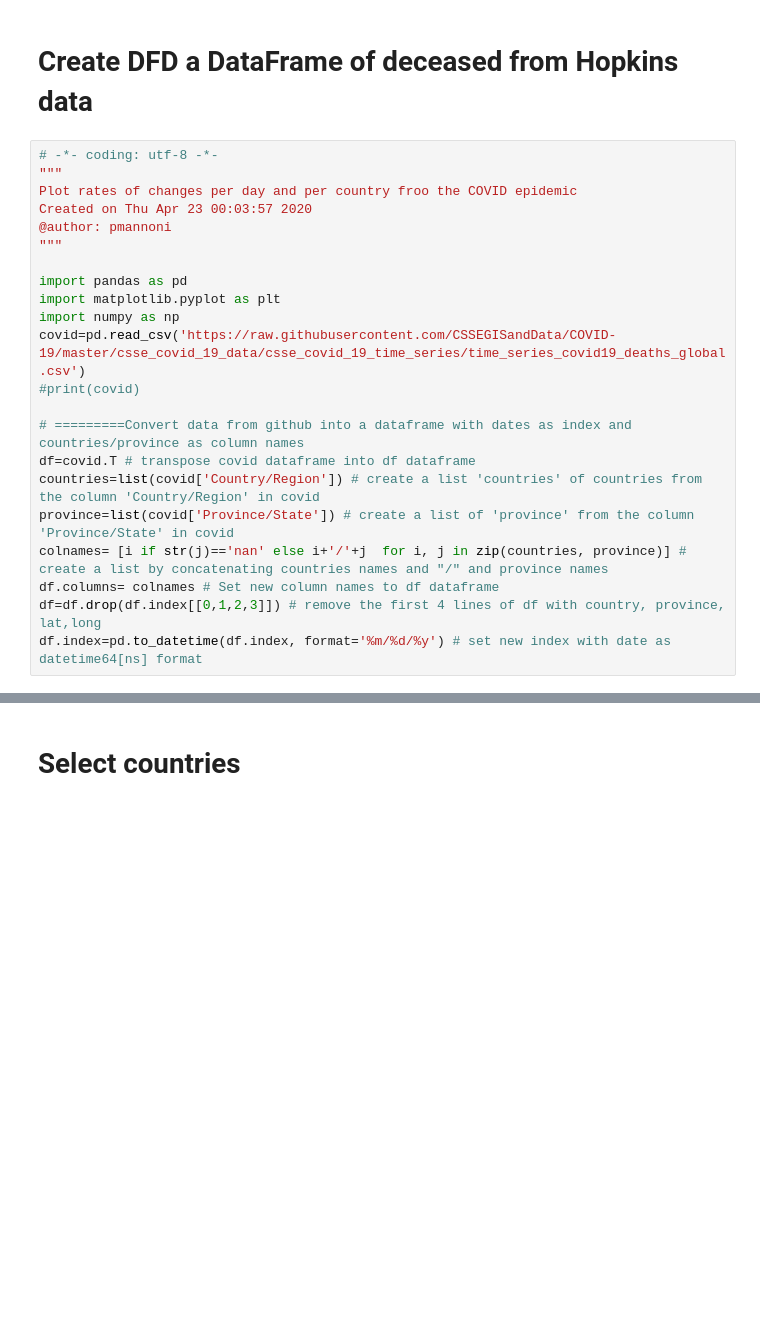
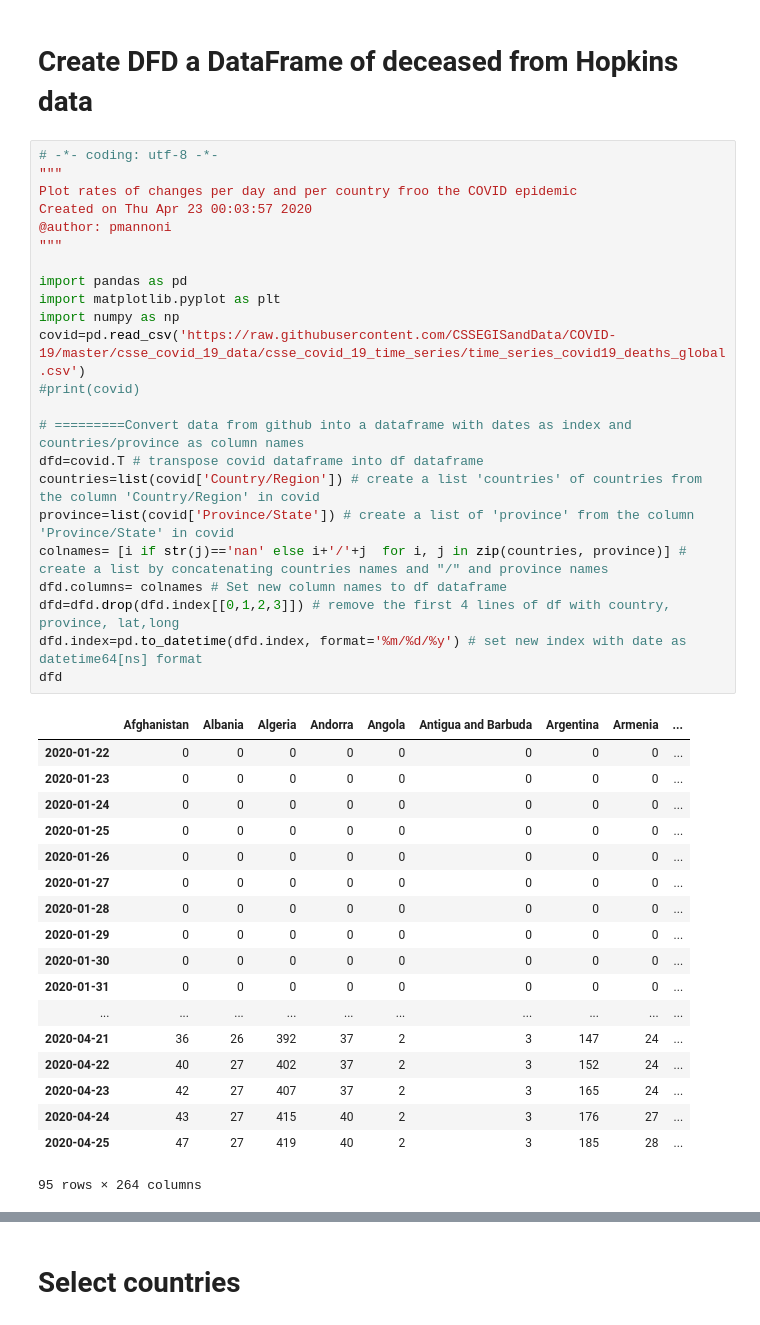
Before and after one commit to Muhibu/Spatial_Analysis_COVID-19, a Jupyter notebook: COVIDintern.ipynb, the cells around one changed output, grey strips where cells are left out. Drawn from its saved outputs; the diff is of its cells as text; blank space fills up the shorter version.

```diff
--- a/COVIDintern.ipynb
+++ b/COVIDintern.ipynb
@@ -3,23 +3,43 @@
 # %%
 # -*- coding: utf-8 -*-
 """
 Plot rates of changes per day and per country froo the COVID epidemic
 Created on Thu Apr 23 00:03:57 2020
 @author: pmannoni
 """
 
 import pandas as pd
 import matplotlib.pyplot as plt
 import numpy as np
 covid=pd.read_csv('https://raw.githubusercontent.com/CSSEGISandData/COVID-19/master/csse_covid_19_data/csse_covid_19_time_series/time_series_covid19_deaths_global.csv')
 #print(covid)
 
 # =========Convert data from github into a dataframe with dates as index and countries/province as column names
-df=covid.T # transpose covid dataframe into df dataframe
+dfd=covid.T # transpose covid dataframe into df dataframe
 countries=list(covid['Country/Region']) # create a list 'countries' of countries from the column 'Country/Region' in covid
 province=list(covid['Province/State']) # create a list of 'province' from the column 'Province/State' in covid
 colnames= [i if str(j)=='nan' else i+'/'+j  for i, j in zip(countries, province)] # create a list by concatenating countries names and "/" and province names
-df.columns= colnames # Set new column names to df dataframe
-df=df.drop(df.index[[0,1,2,3]]) # remove the first 4 lines of df with country, province, lat,long
-df.index=pd.to_datetime(df.index, format='%m/%d/%y') # set new index with date as datetime64[ns] format
+dfd.columns= colnames # Set new column names to df dataframe
+dfd=dfd.drop(dfd.index[[0,1,2,3]]) # remove the first 4 lines of df with country, province, lat,long
+dfd.index=pd.to_datetime(dfd.index, format='%m/%d/%y') # set new index with date as datetime64[ns] format
+dfd
+# %% [output]
+|  | Afghanistan | Albania | Algeria | Andorra | Angola | Antigua and Barbuda | Argentina | Armenia | ... |
+| 2020-01-22 | 0 | 0 | 0 | 0 | 0 | 0 | 0 | 0 | ... |
+| 2020-01-23 | 0 | 0 | 0 | 0 | 0 | 0 | 0 | 0 | ... |
+| 2020-01-24 | 0 | 0 | 0 | 0 | 0 | 0 | 0 | 0 | ... |
+| 2020-01-25 | 0 | 0 | 0 | 0 | 0 | 0 | 0 | 0 | ... |
+| 2020-01-26 | 0 | 0 | 0 | 0 | 0 | 0 | 0 | 0 | ... |
+| 2020-01-27 | 0 | 0 | 0 | 0 | 0 | 0 | 0 | 0 | ... |
+| 2020-01-28 | 0 | 0 | 0 | 0 | 0 | 0 | 0 | 0 | ... |
+| 2020-01-29 | 0 | 0 | 0 | 0 | 0 | 0 | 0 | 0 | ... |
+| 2020-01-30 | 0 | 0 | 0 | 0 | 0 | 0 | 0 | 0 | ... |
+| 2020-01-31 | 0 | 0 | 0 | 0 | 0 | 0 | 0 | 0 | ... |
+| ... | ... | ... | ... | ... | ... | ... | ... | ... | ... |
+| 2020-04-21 | 36 | 26 | 392 | 37 | 2 | 3 | 147 | 24 | ... |
+| 2020-04-22 | 40 | 27 | 402 | 37 | 2 | 3 | 152 | 24 | ... |
+| 2020-04-23 | 42 | 27 | 407 | 37 | 2 | 3 | 165 | 24 | ... |
+| 2020-04-24 | 43 | 27 | 415 | 40 | 2 | 3 | 176 | 27 | ... |
+| 2020-04-25 | 47 | 27 | 419 | 40 | 2 | 3 | 185 | 28 | ... |
+95 rows × 264 columns
 # %% [markdown]
```
Also changed, not shown: parts of 19 cells of this notebook.
